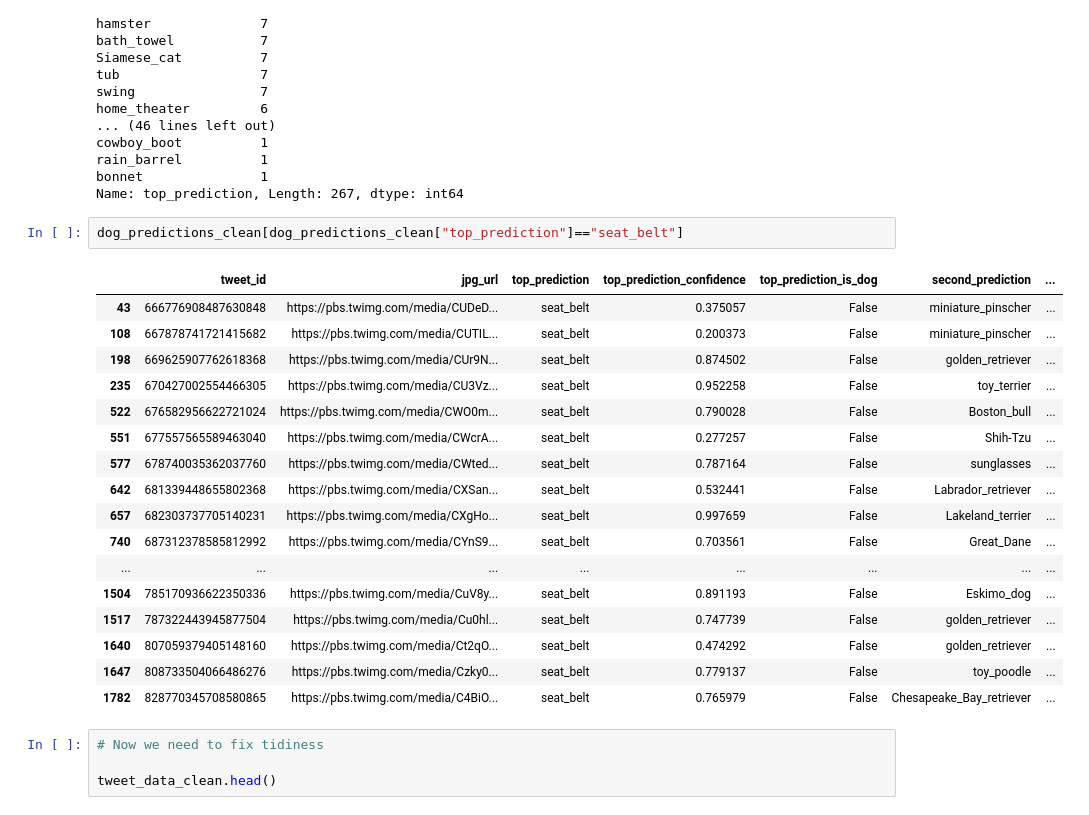
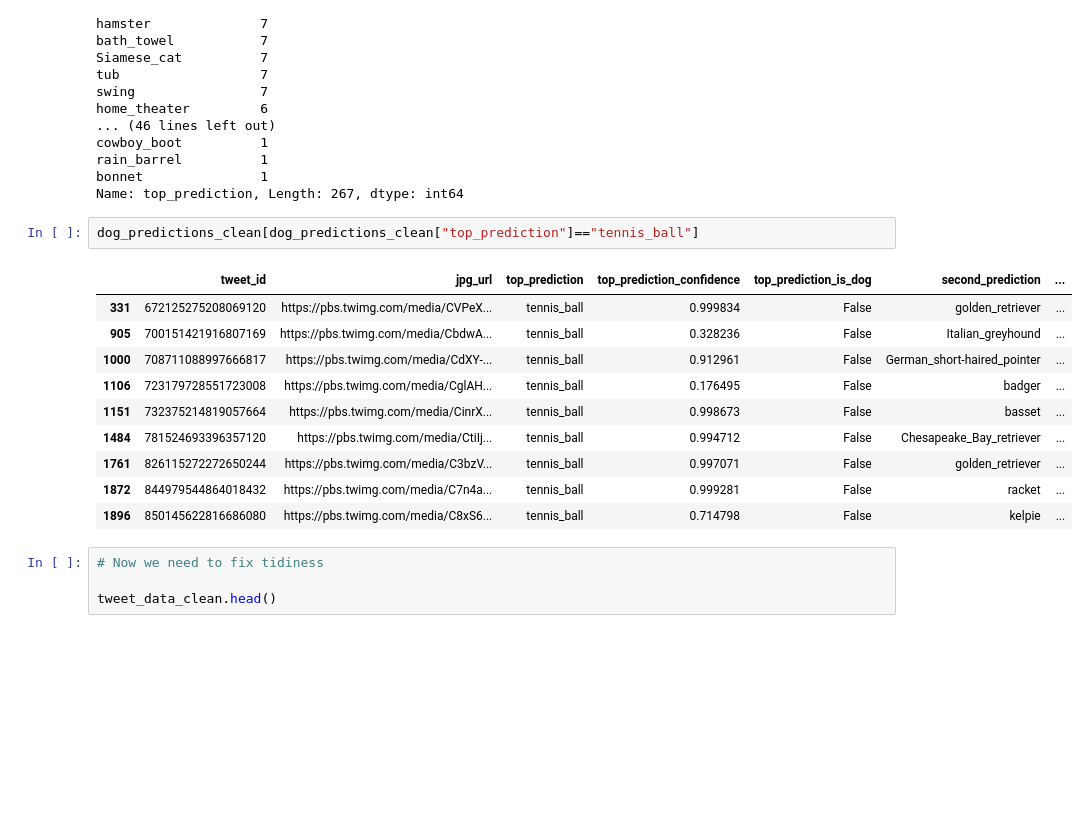
Before and after one commit to ryan-neal/dog_wrangling, a Jupyter notebook: wrangle_act.ipynb, the cells around one changed output. Cells and saved outputs as stored; diff of their text form; blank space fills up the shorter version.

```diff
--- a/wrangle_act.ipynb
+++ b/wrangle_act.ipynb
@@ -295,25 +295,18 @@ rain_barrel          1
 bonnet               1
 Name: top_prediction, Length: 267, dtype: int64
 # %%
-dog_predictions_clean[dog_predictions_clean["top_prediction"]=="seat_belt"]
+dog_predictions_clean[dog_predictions_clean["top_prediction"]=="tennis_ball"]
 # %% [output]
 |  | tweet_id | jpg_url | top_prediction | top_prediction_confidence | top_prediction_is_dog | second_prediction | ... |
-| 43 | 666776908487630848 | https://pbs.twimg.com/media/CUDeD... | seat_belt | 0.375057 | False | miniature_pinscher | ... |
-| 108 | 667878741721415682 | https://pbs.twimg.com/media/CUTIL... | seat_belt | 0.200373 | False | miniature_pinscher | ... |
-| 198 | 669625907762618368 | https://pbs.twimg.com/media/CUr9N... | seat_belt | 0.874502 | False | golden_retriever | ... |
-| 235 | 670427002554466305 | https://pbs.twimg.com/media/CU3Vz... | seat_belt | 0.952258 | False | toy_terrier | ... |
-| 522 | 676582956622721024 | https://pbs.twimg.com/media/CWO0m... | seat_belt | 0.790028 | False | Boston_bull | ... |
-| 551 | 677557565589463040 | https://pbs.twimg.com/media/CWcrA... | seat_belt | 0.277257 | False | Shih-Tzu | ... |
-| 577 | 678740035362037760 | https://pbs.twimg.com/media/CWted... | seat_belt | 0.787164 | False | sunglasses | ... |
-| 642 | 681339448655802368 | https://pbs.twimg.com/media/CXSan... | seat_belt | 0.532441 | False | Labrador_retriever | ... |
-| 657 | 682303737705140231 | https://pbs.twimg.com/media/CXgHo... | seat_belt | 0.997659 | False | Lakeland_terrier | ... |
-| 740 | 687312378585812992 | https://pbs.twimg.com/media/CYnS9... | seat_belt | 0.703561 | False | Great_Dane | ... |
-| ... | ... | ... | ... | ... | ... | ... | ... |
-| 1504 | 785170936622350336 | https://pbs.twimg.com/media/CuV8y... | seat_belt | 0.891193 | False | Eskimo_dog | ... |
-| 1517 | 787322443945877504 | https://pbs.twimg.com/media/Cu0hl... | seat_belt | 0.747739 | False | golden_retriever | ... |
-| 1640 | 807059379405148160 | https://pbs.twimg.com/media/Ct2qO... | seat_belt | 0.474292 | False | golden_retriever | ... |
-| 1647 | 808733504066486276 | https://pbs.twimg.com/media/Czky0... | seat_belt | 0.779137 | False | toy_poodle | ... |
-| 1782 | 828770345708580865 | https://pbs.twimg.com/media/C4BiO... | seat_belt | 0.765979 | False | Chesapeake_Bay_retriever | ... |
+| 331 | 672125275208069120 | https://pbs.twimg.com/media/CVPeX... | tennis_ball | 0.999834 | False | golden_retriever | ... |
+| 905 | 700151421916807169 | https://pbs.twimg.com/media/CbdwA... | tennis_ball | 0.328236 | False | Italian_greyhound | ... |
+| 1000 | 708711088997666817 | https://pbs.twimg.com/media/CdXY-... | tennis_ball | 0.912961 | False | German_short-haired_pointer | ... |
+| 1106 | 723179728551723008 | https://pbs.twimg.com/media/CglAH... | tennis_ball | 0.176495 | False | badger | ... |
+| 1151 | 732375214819057664 | https://pbs.twimg.com/media/CinrX... | tennis_ball | 0.998673 | False | basset | ... |
+| 1484 | 781524693396357120 | https://pbs.twimg.com/media/CtiIj... | tennis_ball | 0.994712 | False | Chesapeake_Bay_retriever | ... |
+| 1761 | 826115272272650244 | https://pbs.twimg.com/media/C3bzV... | tennis_ball | 0.997071 | False | golden_retriever | ... |
+| 1872 | 844979544864018432 | https://pbs.twimg.com/media/C7n4a... | tennis_ball | 0.999281 | False | racket | ... |
+| 1896 | 850145622816686080 | https://pbs.twimg.com/media/C8xS6... | tennis_ball | 0.714798 | False | kelpie | ... |
 # %%
 # Now we need to fix tidiness
 
```
Also changed, not shown: parts of 7 cells of this notebook, 5 other files.
